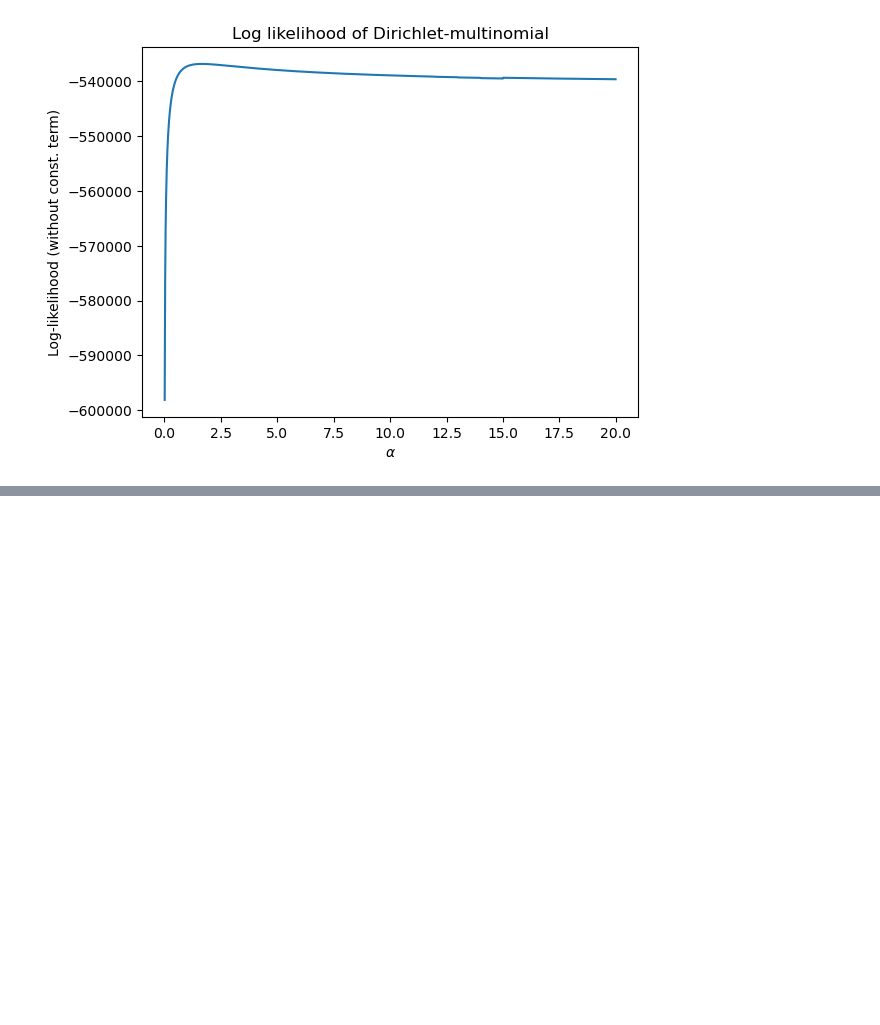
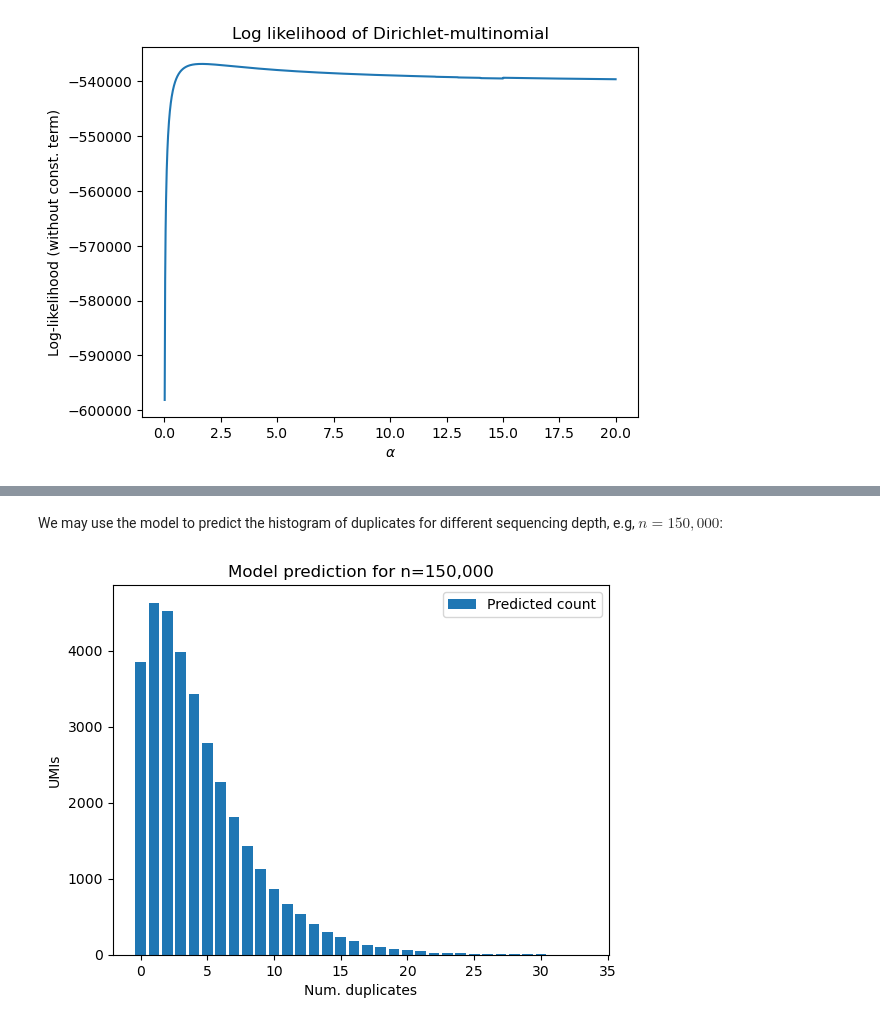
Before and after one commit to jkoubele/phd-stuff, a Jupyter notebook: 02_power_analysis/Usable_UMIs_amount_estimation.ipynb, the cells around one changed output, grey strips where cells are left out. Saved outputs shown, nothing was run; the diff lists cells and outputs as text; code cells hidden in the pictures; blank space fills up the shorter version.

```diff
--- a/02_power_analysis/Usable_UMIs_amount_estimation.ipynb
+++ b/02_power_analysis/Usable_UMIs_amount_estimation.ipynb
@@ -236,0 +278,14 @@ best_alpha=1.6500000000000001
+# %% [markdown]
+We may use the model to predict the histogram of duplicates for different sequencing depth, e.g, $n=150,000$:
+# %%
+estimated_histogram = estimate_duplicate_histogram(n=150_000)
+
+plt.bar(estimated_histogram.keys(), height=estimated_histogram.values(), label='Predicted count')
+plt.title('Model prediction for n=150,000')
+plt.ylabel('UMIs')
+plt.xlabel('Num. duplicates')
+plt.legend()
+plt.savefig('histogram_prediction_150k.png')
+plt.show()
+# %% [output]
+[figure, added]
```
Also changed, not shown: parts of 14 cells of this notebook.
